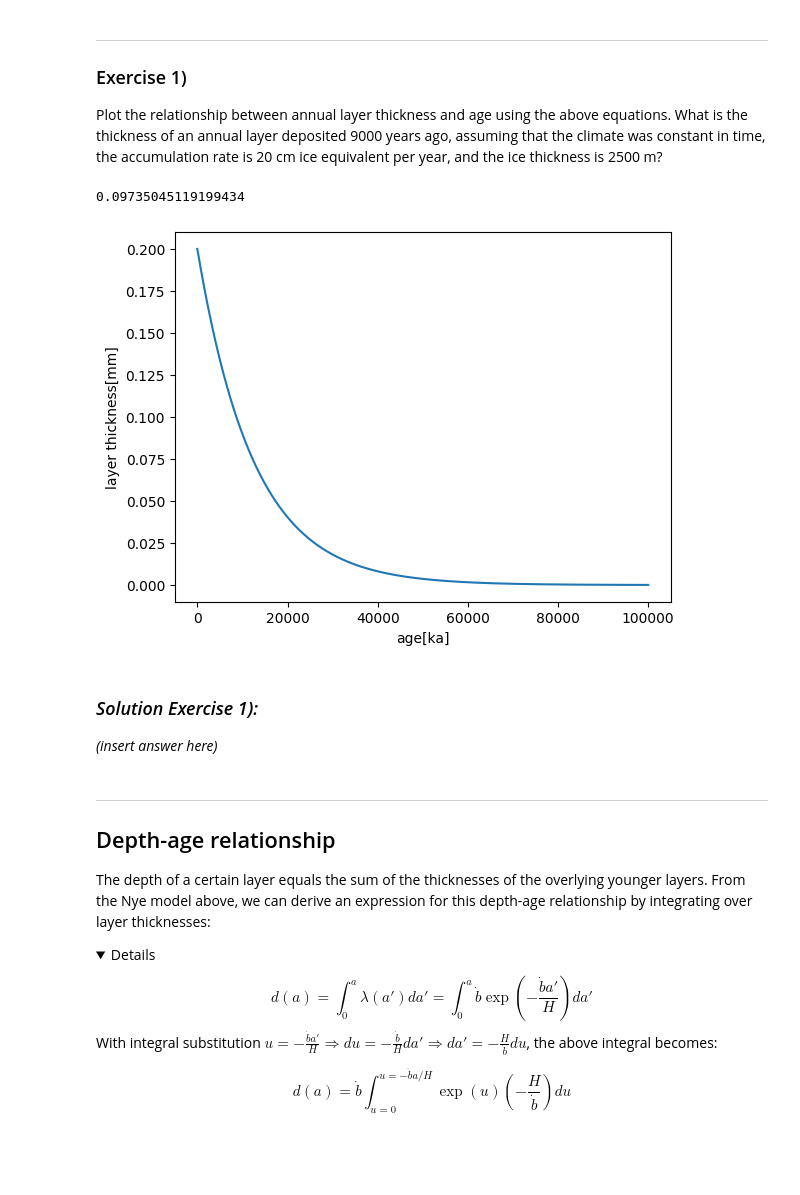
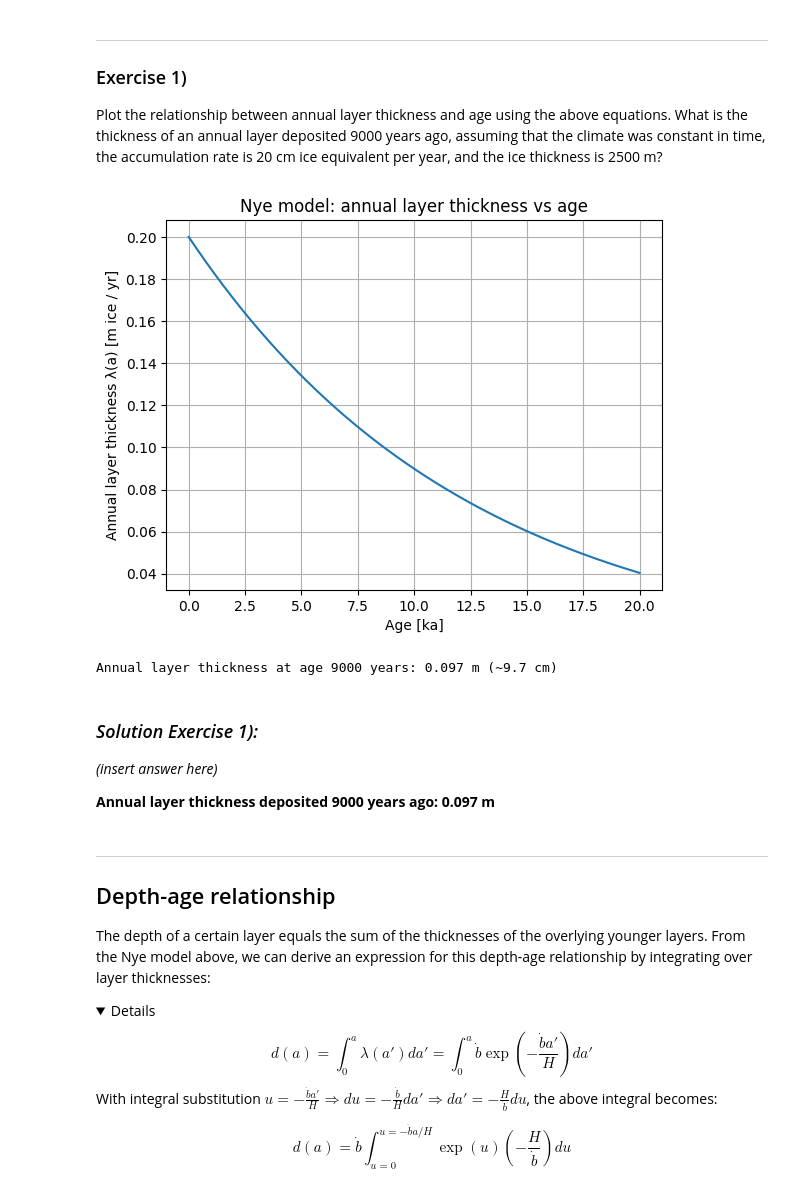
Before and after one commit to haozheng2599/2025_Intro_Python, a Jupyter notebook: ice-stratigraphy_exercise.ipynb, the cells around one changed output. Saved outputs shown, nothing was run; the diff lists cells and outputs as text; code cells hidden in the pictures; folded sections open; blank space fills up the shorter version.

```diff
--- a/ice-stratigraphy_exercise.ipynb
+++ b/ice-stratigraphy_exercise.ipynb
@@ -100,32 +100,39 @@ Plot the relationship between annual layer thickness and age using the above equ
 # %%
 # --- solution exercise 1 ---
 import numpy as np
 import matplotlib.pyplot as plt
 
-a = np.arange(0,100000,1)    # age
-b = 0.2     # accumulation rate
-H = 2500    # ice thickness
-lda = b*np.exp(-b*a/H)  # annual layer thickness, using equation above
+a = np.linspace(0, 20000, 1001)    # age
+b = 0.20    # accumulation rate
+H = 2500.0    # ice thickness
+lda = b * np.exp(-b * a / H)    # annual layer thickness, using equation above
 
 
 # --- plot the annual layer thickness vs age. ---
 plt.figure()
-plt.plot(a,lda)
-plt.xlabel('age[ka]')
-plt.ylabel('layer thickness[mm]')
+plt.plot(a / 1000.0, lda)
+plt.xlabel("Age [ka]")
+plt.ylabel("Annual layer thickness λ(a) [m ice / yr]")
+plt.title("Nye model: annual layer thickness vs age")
+plt.grid(True)
+plt.show()
 
 # --- calculate layer thickness for a=9000 years. ---
+a_target = 9000.0  # years
+lambda_9000 = b * np.exp(-b * a_target / H)
 
-lda_9000 = b*np.exp(-b*9000/H)
-print(lda_9000)
+print(f"Annual layer thickness at age 9000 years: "
+      f"{lambda_9000:.3f} m (~{lambda_9000*100:.1f} cm)")
 # %% [output]
+[figure, new version]
-0.09735045119199434
+Annual layer thickness at age 9000 years: 0.097 m (~9.7 cm)
-[figure, old version]
 # %% [markdown]
 ### *Solution Exercise 1):*
 
 
 *(insert answer here)*
+
+**Annual layer thickness deposited 9000 years ago: 0.097 m**
 # %% [markdown]
 ---
 ## Depth-age relationship
```
Also changed, not shown: parts of 7 cells of this notebook.
